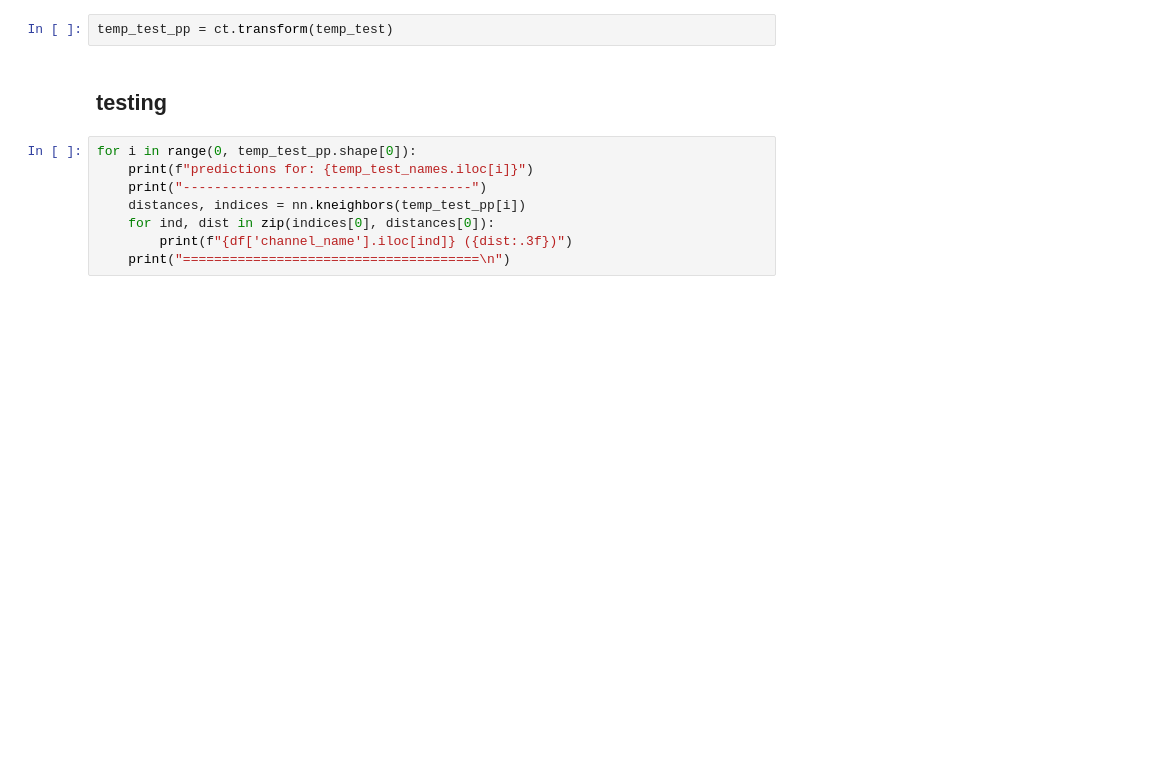
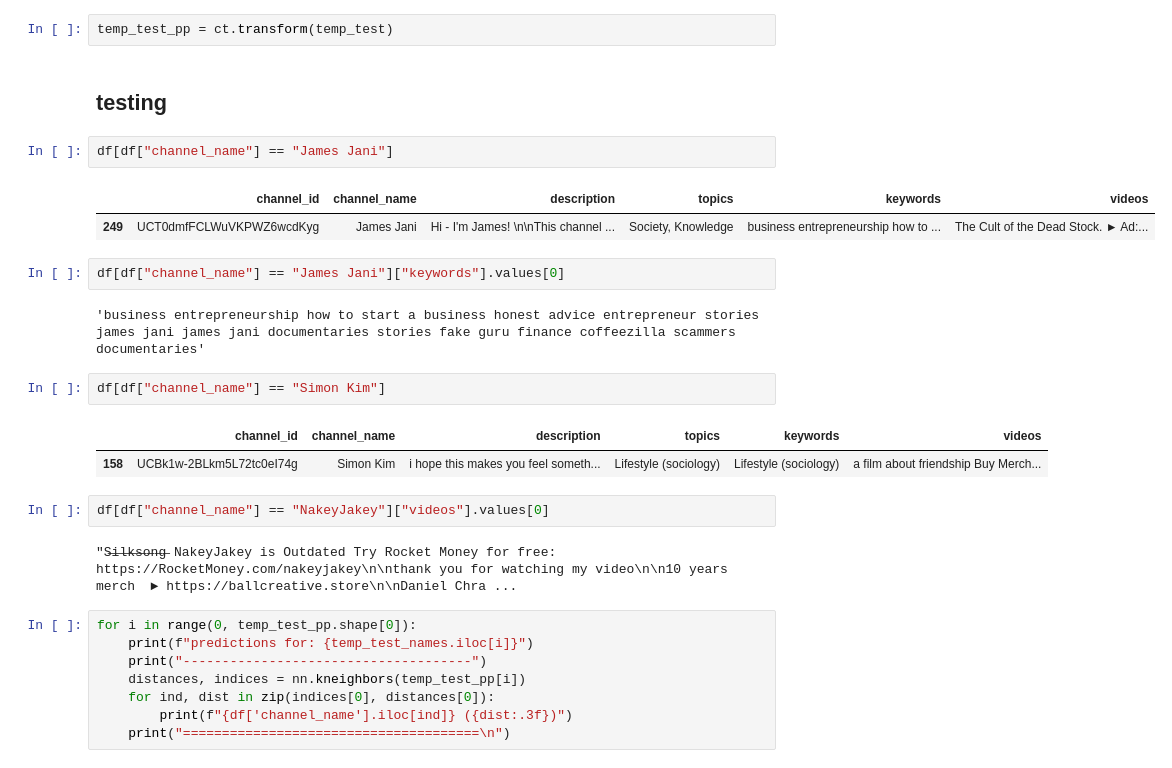
Before and after one commit to ricd99/ytrec, a Jupyter notebook: notebooks/model/ve_eda.ipynb, the cells around one changed output. Saved outputs shown, nothing was run; the diff lists cells and outputs as text; blank space fills up the shorter version.

```diff
--- a/notebooks/model/ve_eda.ipynb
+++ b/notebooks/model/ve_eda.ipynb
@@ -308,6 +308,24 @@ temp_test
 temp_test_pp = ct.transform(temp_test)
 # %% [markdown]
 ## testing
+# %%
+df[df["channel_name"] == "James Jani"]
+# %% [output]
+|  | channel_id | channel_name | description | topics | keywords | videos |
+| 249 | UCT0dmfFCLWuVKPWZ6wcdKyg | James Jani | Hi - I'm James! \n\nThis channel ... | Society, Knowledge | business entrepreneurship how to ... | The Cult of the Dead Stock. ► Ad:... |
+# %%
+df[df["channel_name"] == "James Jani"]["keywords"].values[0]
+# %% [output]
+'business entrepreneurship how to start a business honest advice entrepreneur stories james jani james jani documentaries stories fake guru finance coffeezilla scammers documentaries'
+# %%
+df[df["channel_name"] == "Simon Kim"]
+# %% [output]
+|  | channel_id | channel_name | description | topics | keywords | videos |
+| 158 | UCBk1w-2BLkm5L72tc0eI74g | Simon Kim | i hope this makes you feel someth... | Lifestyle (sociology) | Lifestyle (sociology) | a film about friendship Buy Merch... |
+# %%
+df[df["channel_name"] == "NakeyJakey"]["videos"].values[0]
+# %% [output]
+"S̶i̶l̶k̶s̶o̶n̶g̶ NakeyJakey is Outdated Try Rocket Money for free: https://RocketMoney.com/nakeyjakey\n\nthank you for watching my video\n\n10 years merch  ► https://ballcreative.store\n\nDaniel Chra ...
 # %%
 for i in range(0, temp_test_pp.shape[0]):
     print(f"predictions for: {temp_test_names.iloc[i]}")
```
Also changed, not shown: parts of 1 cell of this notebook.
